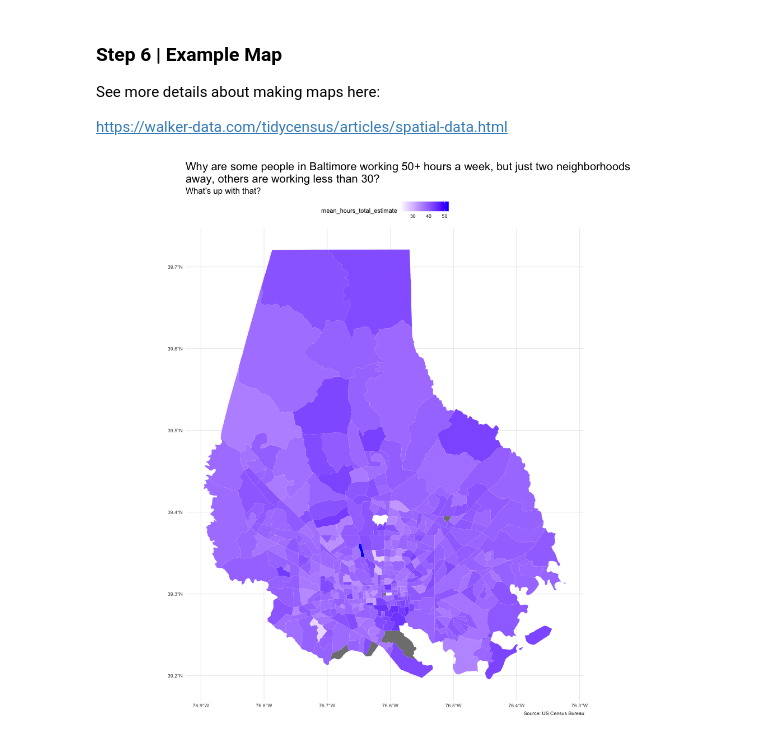
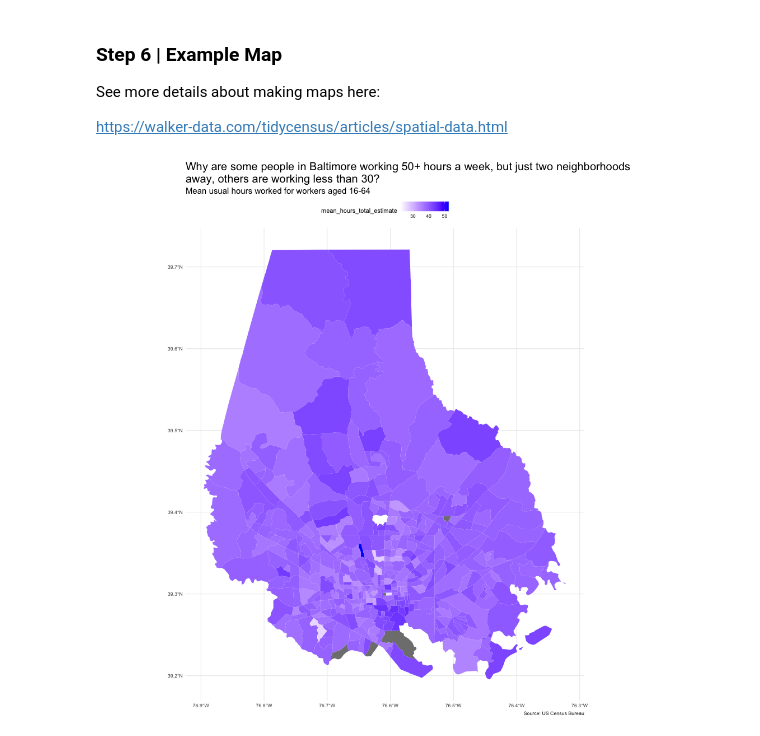
Before and after one commit to data4news/ggplot-census-annikamcginnis, a Jupyter notebook: your-question.ipynb, the cells around one changed output. Cells and saved outputs as stored; diff of their text form; code cells hidden in the pictures.

```diff
--- a/your-question.ipynb
+++ b/your-question.ipynb
@@ -370,24 +370,24 @@ https://walker-data.com/tidycensus/articles/spatial-data.html
 # %%
 %%R -w 1000 -h 1000
 
 md_census_data %>%
   ggplot(aes(fill = mean_hours_total_estimate)) +
   geom_sf(color = NA) +
   scale_fill_gradient(low="white", high="blue") +
   theme_minimal() +
   labs(
     title = "Why are some people in Baltimore working 50+ hours a week, but just two neighborhoods \naway, others are working less than 30?",
-    subtitle = "What's up with that?",
+    subtitle = "Mean usual hours worked for workers aged 16-64",
     caption = "Source: US Census Bureau"
   ) +
   theme(
     #make title and subitle bigger
     plot.title = element_text(size = 20),
     plot.subtitle = element_text(size = 15),
     # move legend to top
     legend.position = "top"
   )
 
 #ggsave("baltimore_workhours.png", width = 10, height = 10, units = "in", dpi = 300, scale = 1.5)
 # %% [output]
-[figure, old version]
+[figure, new version]
```
